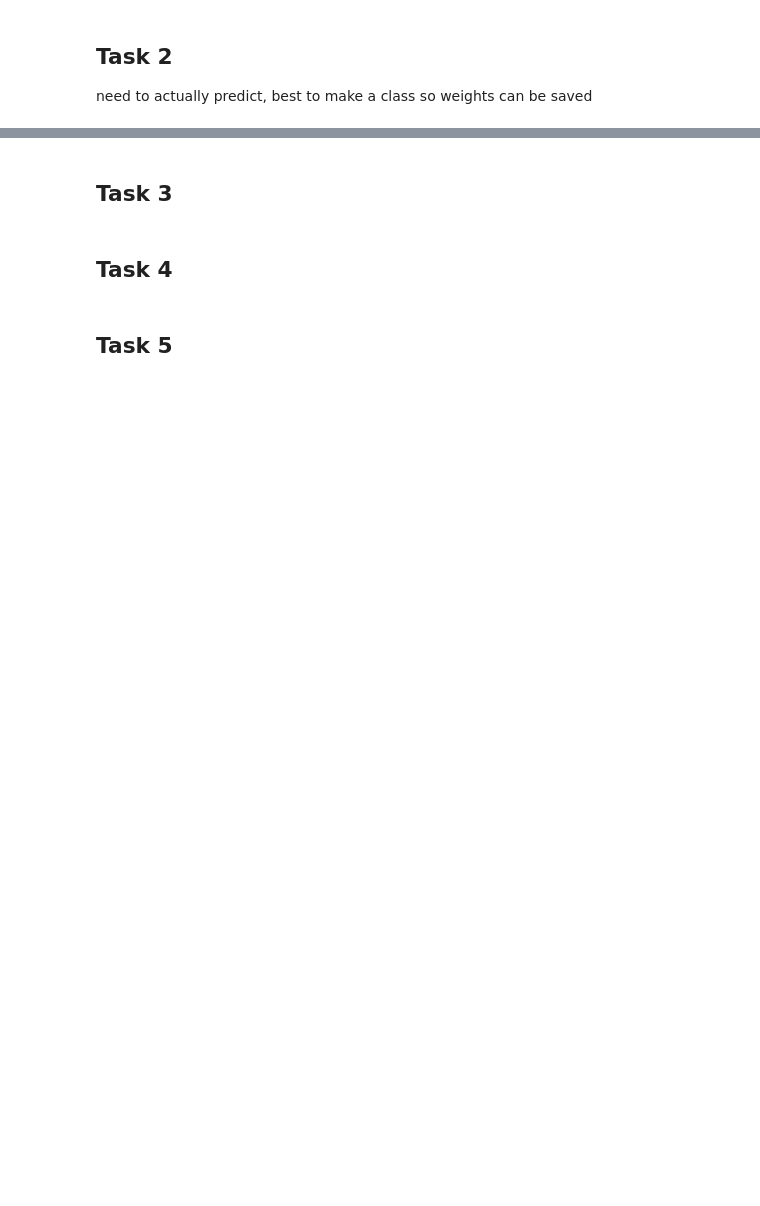
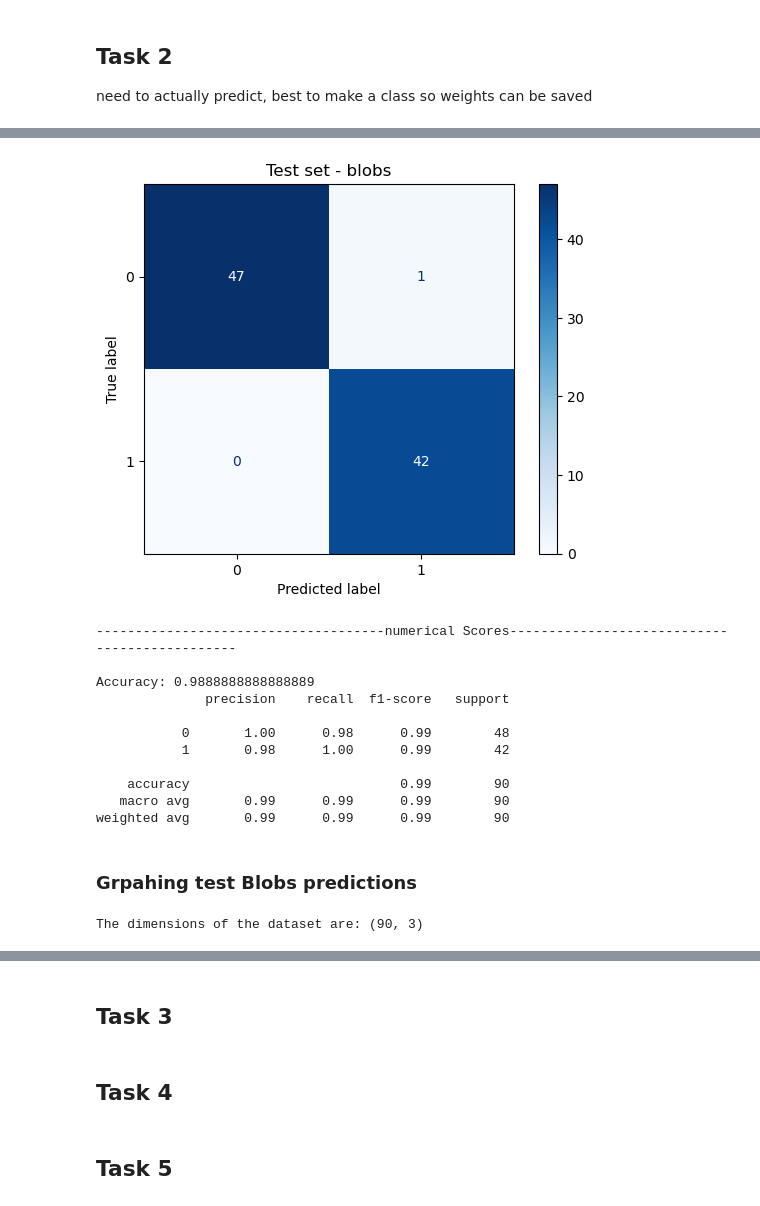
Before and after one commit to Liam-Caffrey/Coded-NN, a Jupyter notebook: deep learning/Assignment1_LiamCaffrey.ipynb, the cells around one changed output, grey strips where cells are left out. Cells and saved outputs as stored; diff of their text form; code cells hidden in the pictures; blank space fills up the shorter version.

```diff
--- a/deep learning/Assignment1_LiamCaffrey.ipynb
+++ b/deep learning/Assignment1_LiamCaffrey.ipynb
@@ -198,0 +302,33 @@ class LogRegNNet:
+# %%
+predictions = model.predict(X_test)
+
+accuracy = accuracy_score(y_test, predictions)
+cm = confusion_matrix(y_test, predictions)
+cm = ConfusionMatrixDisplay(confusion_matrix = cm, display_labels = [0, 1])
+cm.plot(cmap="Blues")
+plt.title("Test set - blobs")
+plt.show()
+print("")
+print("-------------------------------------numerical Scores----------------------------------------------")
+print("")
+print(f'Accuracy: {accuracy}')
+print( classification_report(y_test, predictions, target_names=["0", "1"]))
+# %% [output]
+[figure, added]
+-------------------------------------numerical Scores----------------------------------------------
+
+Accuracy: 0.9888888888888889
+              precision    recall  f1-score   support
+
+           0       1.00      0.98      0.99        48
+           1       0.98      1.00      0.99        42
+
+    accuracy                           0.99        90
+   macro avg       0.99      0.99      0.99        90
+weighted avg       0.99      0.99      0.99        90
+# %% [markdown]
+### Grpahing test Blobs predictions
+# %%
+print(f"The dimensions of the dataset are: {np.shape(X_test)}")
+# %% [output]
+The dimensions of the dataset are: (90, 3)
```
Also changed, not shown: parts of 16 cells of this notebook.
